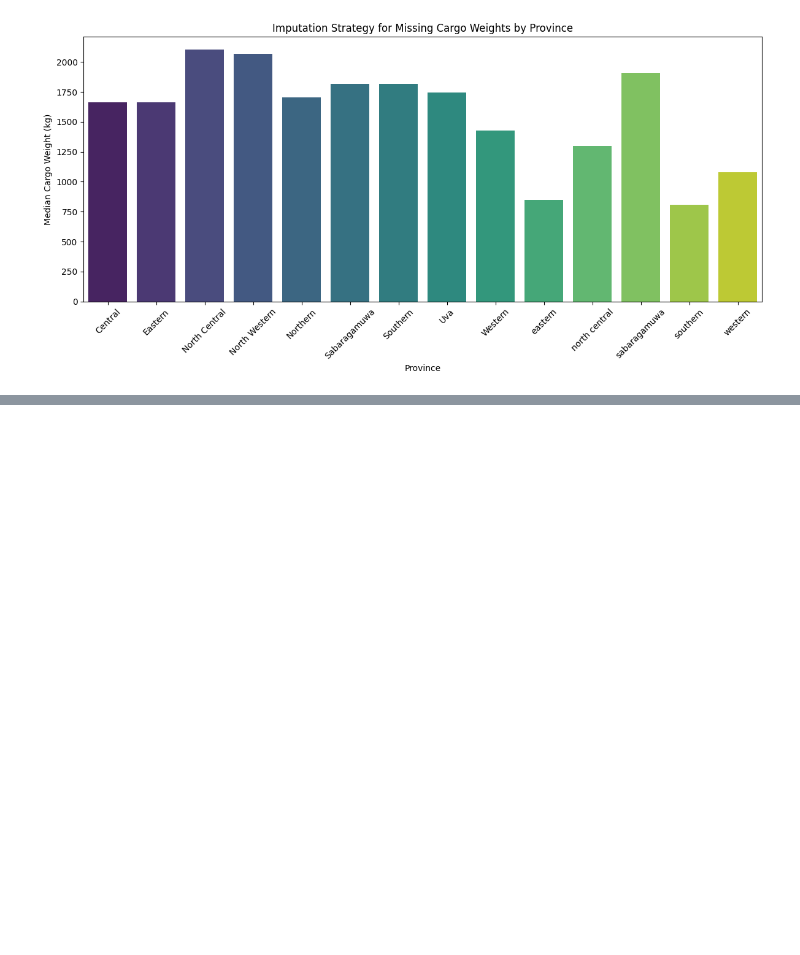
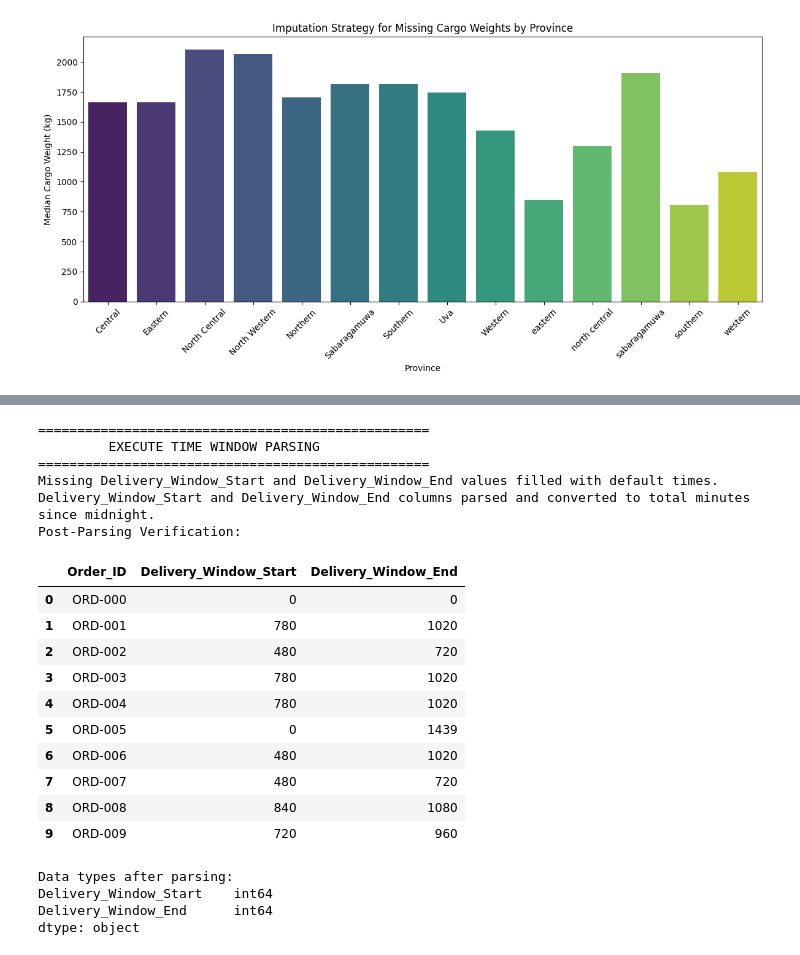
Before and after one commit to goyumsamuditha/Q3_Route_Scheduler, a Jupyter notebook: notebooks/ETL_Data_Prep.ipynb, the cells around one changed output, grey strips where cells are left out. Cells and saved outputs as stored; diff of their text form; code cells hidden in the pictures; blank space fills up the shorter version.

```diff
--- a/notebooks/ETL_Data_Prep.ipynb
+++ b/notebooks/ETL_Data_Prep.ipynb
@@ -243,0 +441,16 @@ KeyError: 'City_Name'
+# %%
+print("==================================================")
+print("    EXECUTE TEXT STANDARDIZATION & CLEANING       ")
+print("==================================================")
+
+# Fix the Province Casing Inconsistency
+delivery_orders['Province'] = delivery_orders['Province'].str.title().str.strip()
+print("Province column standardized to title case and stripped.")
+
+# Force lowercase and strip leading/trailing whitespace in one chained command
+delivery_orders['Road_Condition'] = delivery_orders['Road_Condition'].str.lower().str.strip()
+print("Road_Condition column standardized to lowercase and stripped.")
+
+# Strip out 'kg', 'Kg', commas, and extra spaces
+delivery_orders['Cargo_Weight_kg'] = delivery_orders['Cargo_Weight_kg'].astype(str).str.lower().str.replace('kg', '').str.replace(',', '').str.strip()
+print("Cargo_Weight_kg column cleaned of 'kg', commas, and extra spaces.")
@@ -243,0 +481,51 @@ KeyError: 'City_Name'
+# %%
+print("==================================================")
+print("         EXECUTE TIME WINDOW PARSING              ")
+print("==================================================")
+
+#  Fill the missing time windows with default midnight and 11:59 PM values
+delivery_orders['Delivery_Window_Start'] = delivery_orders['Delivery_Window_Start'].fillna('00:00')
+delivery_orders['Delivery_Window_End'] = delivery_orders['Delivery_Window_End'].fillna('23:59')
+print("Missing Delivery_Window_Start and Delivery_Window_End values filled with default times.")
+
+# Parse and Convert 'Delivery_Window_Start'
+start_time_parsed = delivery_orders['Delivery_Window_Start'].astype(str).str.split(':', expand=True)
+# Multiply hours by 60 and add the minutes
+delivery_orders['Delivery_Window_Start'] = (start_time_parsed[0].astype(int) * 60) + start_time_parsed[1].astype(int)
+
+# Parse and Convert 'Delivery_Window_End'
+end_time_parsed = delivery_orders['Delivery_Window_End'].astype(str).str.split(':', expand=True)
+# Multiply hours by 60 and add the minutes
+delivery_orders['Delivery_Window_End'] = (end_time_parsed[0].astype(int) * 60) + end_time_parsed[1].astype(int)
+
+print("Delivery_Window_Start and Delivery_Window_End columns parsed and converted to total minutes since midnight.")
+
+# Verification of parsing
+print("Post-Parsing Verification:")
+display(delivery_orders[['Order_ID', 'Delivery_Window_Start', 'Delivery_Window_End']].head(10))
+
+# Data types verification
+print("Data types after parsing:")
+print(delivery_orders[['Delivery_Window_Start', 'Delivery_Window_End']].dtypes)
+# %% [output]
+==================================================
+         EXECUTE TIME WINDOW PARSING
+==================================================
+Missing Delivery_Window_Start and Delivery_Window_End values filled with default times.
+Delivery_Window_Start and Delivery_Window_End columns parsed and converted to total minutes since midnight.
+Post-Parsing Verification:
+|  | Order_ID | Delivery_Window_Start | Delivery_Window_End |
+| 0 | ORD-000 | 0 | 0 |
+| 1 | ORD-001 | 780 | 1020 |
+| 2 | ORD-002 | 480 | 720 |
+| 3 | ORD-003 | 780 | 1020 |
+| 4 | ORD-004 | 780 | 1020 |
+| 5 | ORD-005 | 0 | 1439 |
+| 6 | ORD-006 | 480 | 1020 |
+| 7 | ORD-007 | 480 | 720 |
+| 8 | ORD-008 | 840 | 1080 |
+| 9 | ORD-009 | 720 | 960 |
+Data types after parsing:
+Delivery_Window_Start    int64
+Delivery_Window_End      int64
+dtype: object
```
Also changed, not shown: parts of 13 cells of this notebook.
